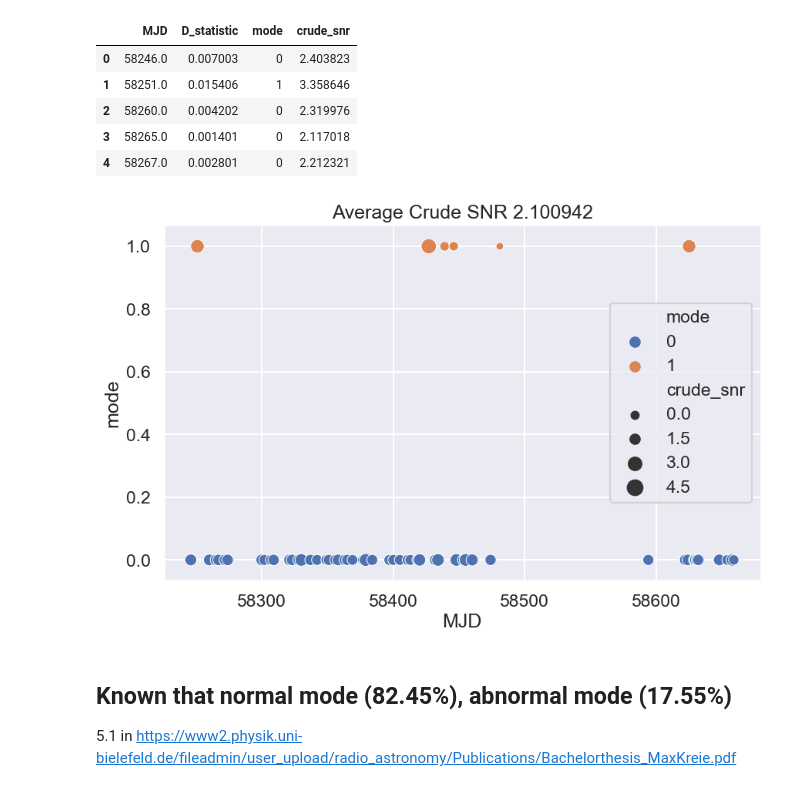
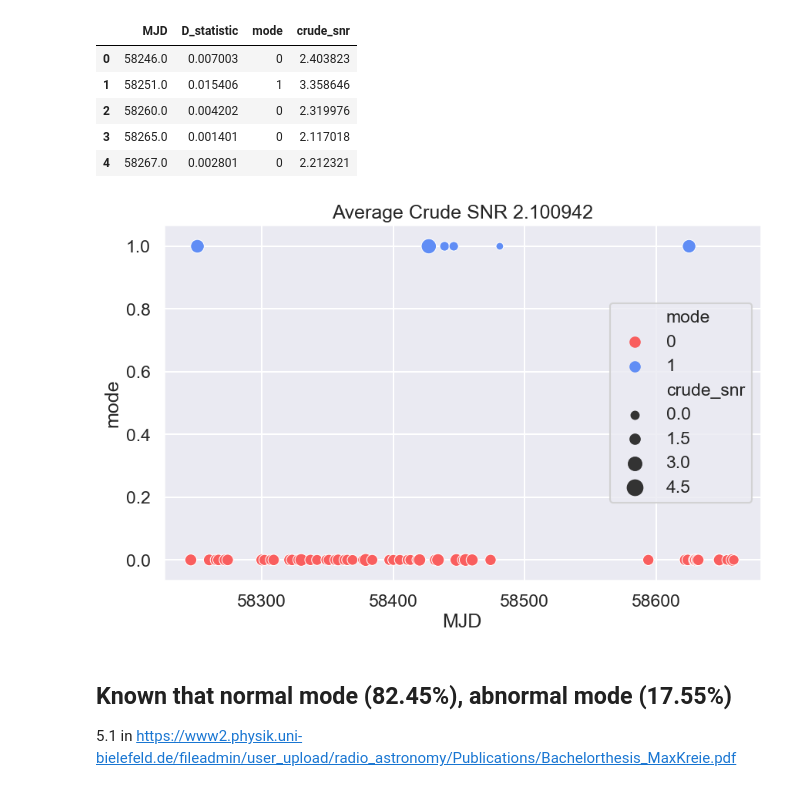
Before and after one commit to minyoungk99/IRES, a Jupyter notebook: J0332_KS_test_sim.ipynb, the cells around one changed output. Saved outputs shown, nothing was run; the diff lists cells and outputs as text; code cells hidden in the pictures.

```diff
--- a/J0332_KS_test_sim.ipynb
+++ b/J0332_KS_test_sim.ipynb
@@ -56,5 +53,6 @@ plt.show()
 # %%
 sigma=.0002
+nbins=714
 noise_prof = prof[0] + np.random.randn(nbins)*sigma #add noise
 plt.plot(noise_prof)
 plt.plot(prof[0], alpha=.5)
@@ -237,16 +245,16 @@ df.head()
 # %%
 sns.set(context='talk', style='darkgrid')
 
 fig = plt.figure(figsize=(10,6))
 #cmap = sns.color_palette(palette='Set3', n_colors=2)
-#cmap = sns.color_palette(['#F95E5E', '#608DF5'])
+cmap = sns.color_palette(['#F95E5E', '#608DF5'])
 ax = sns.scatterplot(x='MJD', y='mode', data=df, hue='mode', size='crude_snr', sizes=(50,200), \
-                    )
+                     palette=cmap)
 ax.set_title('Average Crude SNR %f' % snr(np.average(prof,axis=0)))
 
 plt.savefig('./plots/mode_binary.jpeg')
 # %% [output]
-[figure, old version]
+[figure, new version]
 # %% [markdown]
 ## Known that normal mode (82.45%), abnormal mode (17.55%)
 5.1 in
```
Also changed, not shown: parts of 13 cells of this notebook, 7 other files.
